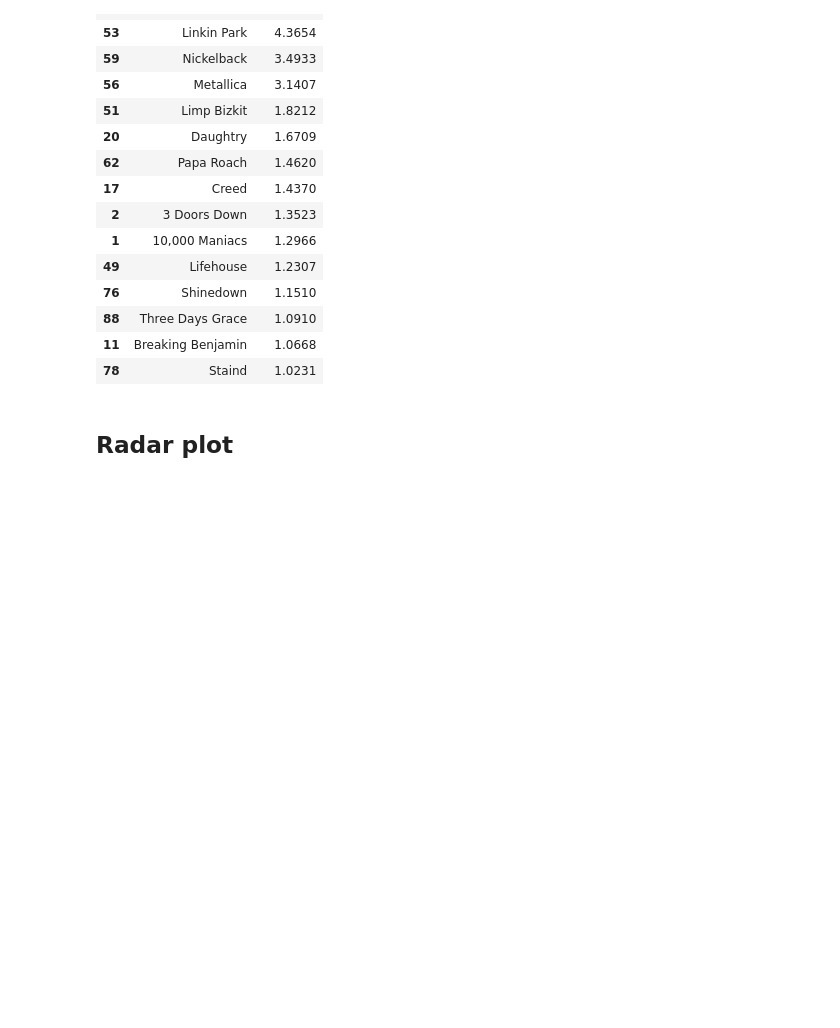
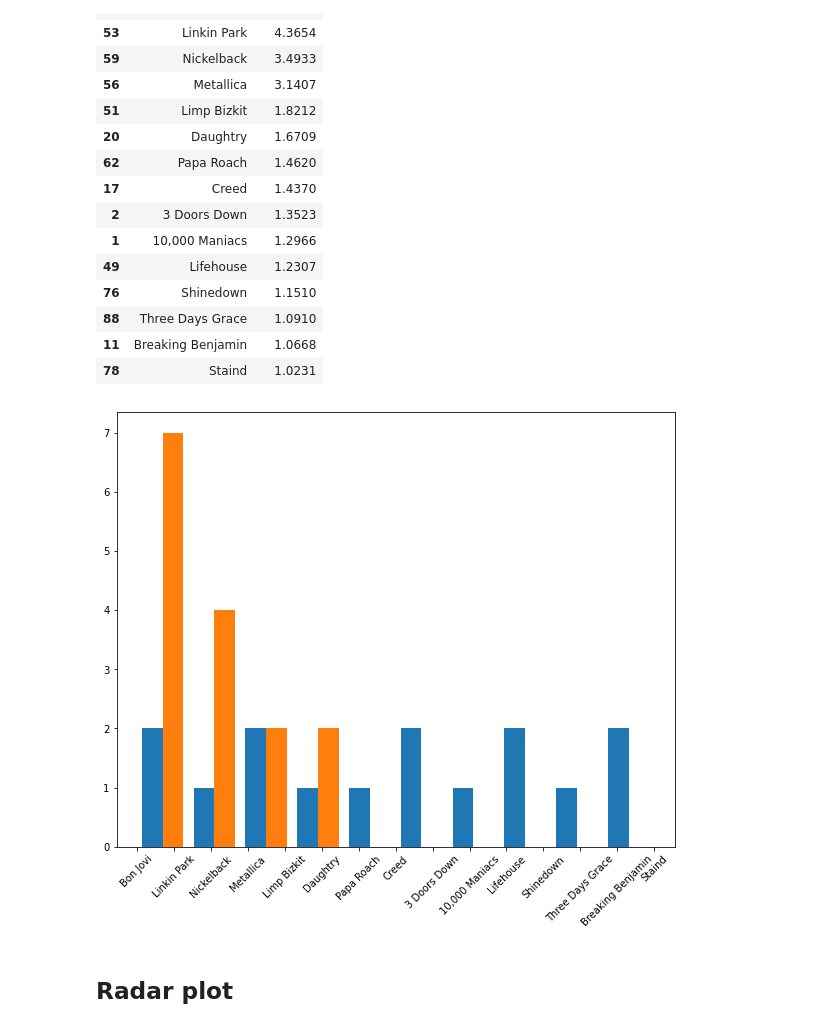
Before and after one commit to alelovo/Project_programming, a Jupyter notebook: project.ipynb, the cells around one changed output. Drawn from its saved outputs; the diff is of its cells as text; code cells hidden in the pictures; blank space fills up the shorter version.

```diff
--- a/project.ipynb
+++ b/project.ipynb
@@ -1166,6 +1264,13 @@ top_15_live_metal_performer
 | 88 | Three Days Grace | 1.0910 |
 | 11 | Breaking Benjamin | 1.0668 |
 | 78 | Staind | 1.0231 |
+# %%
+plt.figure(figsize=(10,8))
+plt.hist(top_15_live_metal_performer)
+plt.xticks(rotation=45)
+plt.show() # qualcosa non va
+# %% [output]
+[figure, added]
 # %% [markdown]
 ## **Radar plot**
 # %%
```
Also changed, not shown: parts of 25 cells of this notebook.
